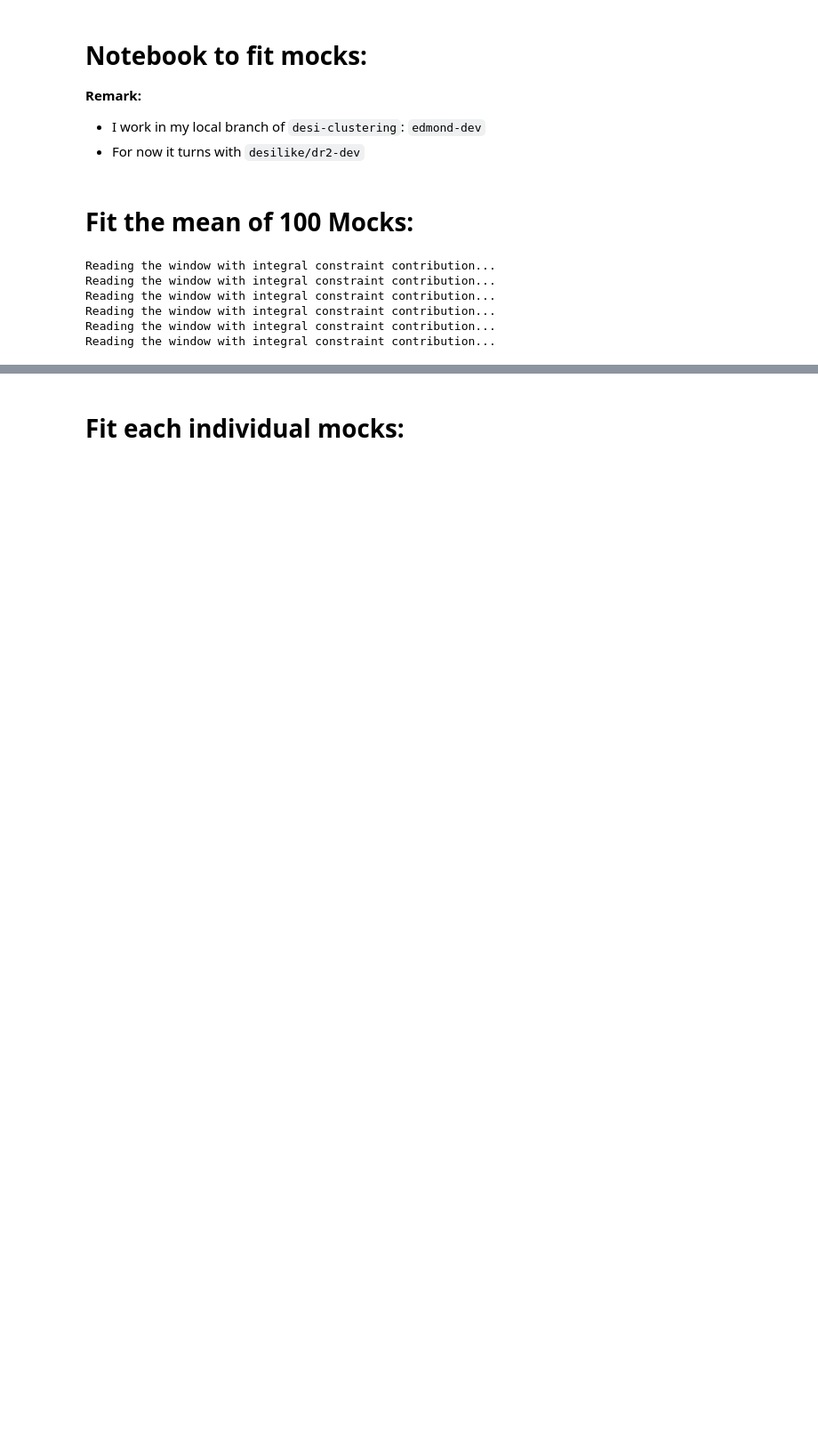
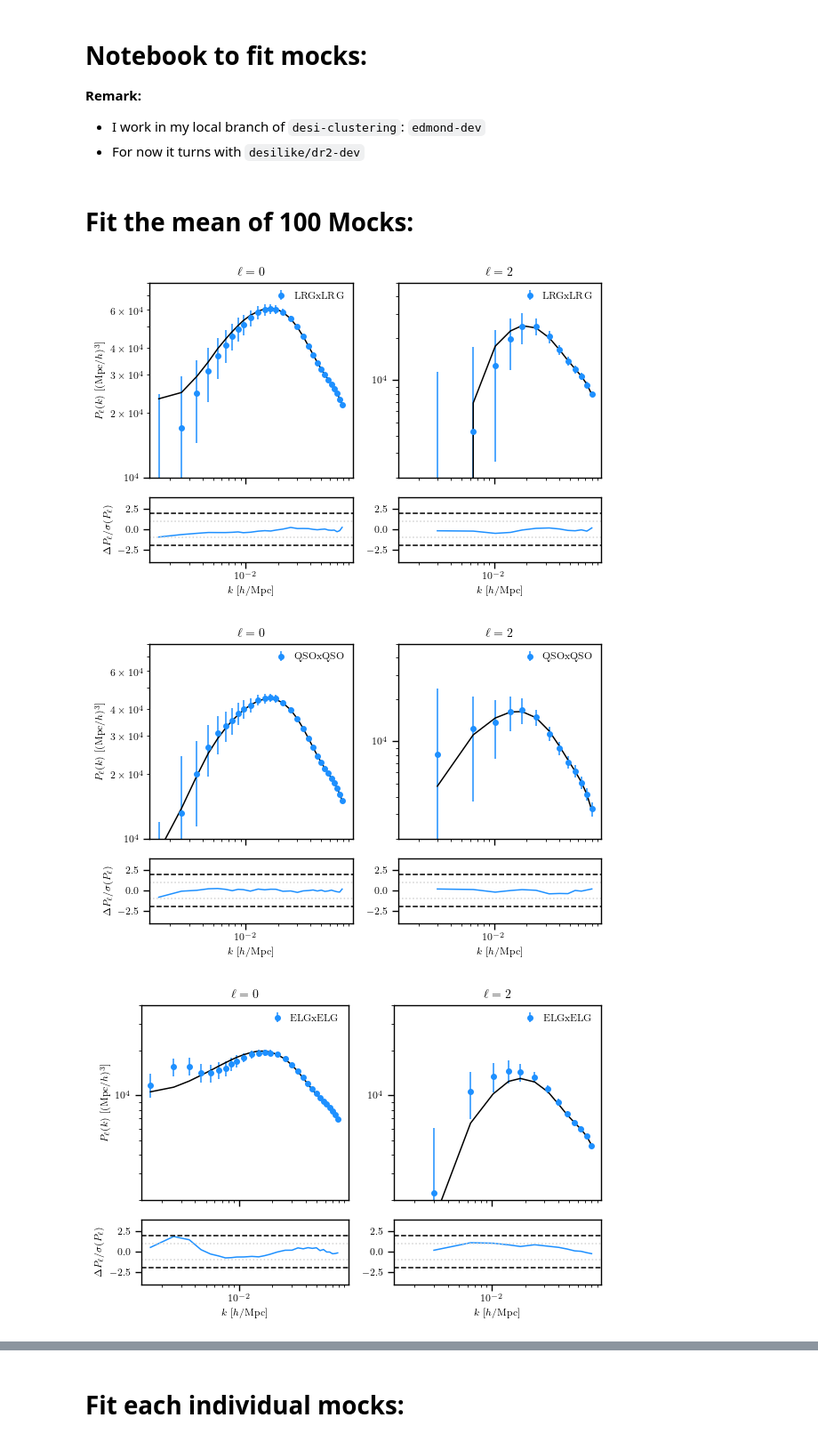
Before and after one commit to AlbertoRosado1/cai-dr2-clustering-products, a Jupyter notebook: local_png/fit_fnl_mocks.ipynb, the cells around one changed output, grey strips where cells are left out. Shown at 89% size. Drawn from its saved outputs; the diff is of its cells as text; code cells hidden in the pictures; blank space fills up the shorter version.

```diff
--- a/local_png/fit_fnl_mocks.ipynb
+++ b/local_png/fit_fnl_mocks.ipynb
@@ -45,12 +45,10 @@ def plot_corr(cov, fn=None):
     plt.show()
 
 
-def propose_fiducial():
+def propose_fiducial(kmin=1e-3):
     """
     """
     propose_fiducial = {}
-
-    kmin = 3e-3
 
     propose_fiducial['LRG'] = {'weight_type': 'default-fkp-oqe', 'zrange': (0.4, 1.1), 'region': 'GCcomb',
                                'use_ell2': True, 'kmin': kmin, 'kmax': 0.08, 'kmin_ell2': kmin, 'kmax_ell2': 0.08}
@@ -72,7 +70,7 @@ def propose_fiducial():
     return propose_fiducial
 
 
-def load_data(data_dir, mocks_dir, tracers_to_read, fiducial=propose_fiducial(), add_ic=True, nmocks_mean=100):
+def load_data(data_dir, mocks_dir, tracers_to_read, fiducial=propose_fiducial(), add_ic=True, aladr1=True, nmocks_mean=None):
     """
     """
     from clustering_statistics.tools import get_stats_fn
@@ -87,16 +85,16 @@ def load_data(data_dir, mocks_dir, tracers_to_read, fiducial=propose_fiducial(),
 
         weight_type_mocks = 'default-fkp-oqe' if add_ic else 'default-noimsys-fkp-oqe_reshuffle'
 
-        pk, window, cov, mocks = read_data(data_dir=data_dir, mocks_dir=mocks_dir, tracer=tracer,
-                                           add_ic=add_ic, aladr1=True, weight_type_mocks=weight_type_mocks, **fiducial[short_tracer])
-        pk, window, cov, mocks = rebin_data(pk, window, cov, mocks, tracer=tracer, **fiducial[short_tracer])
+        pk, window, cov, mock = read_data(data_dir=data_dir, mocks_dir=mocks_dir, tracer=tracer,
+                                           add_ic=add_ic, aladr1=aladr1, weight_type_mocks=weight_type_mocks, **fiducial[short_tracer])
+        pk, window, cov, mock = rebin_data(pk, window, cov, mock, tracer=tracer, **fiducial[short_tracer])
         try:
             logger.info(f'After rebinning and k range selection: {pk.get(0).k.shape[0]} and {pk.get(2).k.shape[0]} data points.')
         except KeyError:
             logger.info(f'After rebinning and k range selection: {pk.get(0).k.shape[0]} data points.')
 
         if 'x' not in short_tracer: short_tracer = 'x'.join(2*[short_tracer])
-        pks[short_tracer], windows[short_tracer], covs[short_tracer], mocks[short_tracer] = pk, window, cov, mocks
+        pks[short_tracer], windows[short_tracer], covs[short_tracer], mocks[short_tracer] = pk, window, cov, mock
 
         if nmocks_mean is not None:
             # Keep only mocks that are not used in the mean, to have independent mocks for covariance validation and likelihood profiling.
@@ -125,50 +123,51 @@ data_dir = '/Users/edmond/Work/data/desi/dr2/summary_statistics/local_png/base/d
 # Where the mocks are:
 mocks_dir = '/Users/edmond/Work/data/desi/dr2/summary_statistics/local_png/base/'
 
-fiducial = propose_fiducial()
-tracers_to_read = ['LRG', 'ELGnotqso', 'QSO', 'LRGxQSO', 'LRGxELGnotqso', 'ELGnotqsoxQSO']
+fiducial = propose_fiducial(kmin=1e-3)
+tracers_to_read = ['LRG', 'QSO', 'ELGnotqso', 'LRGxQSO', 'LRGxELGnotqso', 'ELGnotqsoxQSO'][:3]
 nmocks_mean = 100
 
-pks, windows, covs, zeffs, mocks, mean_mocks = load_data(data_dir, mocks_dir, tracers_to_read, fiducial, add_ic=True, nmocks_mean=nmocks_mean)
+pks, windows, covs, zeffs, mocks, mean_mocks = load_data(data_dir, mocks_dir, tracers_to_read, fiducial, add_ic=True, aladr1=False, nmocks_mean=nmocks_mean)
+
+_, windows_aladr1, _, _, _, = load_data(data_dir, mocks_dir, tracers_to_read, fiducial, add_ic=True, aladr1=True)
-# %% [output]
-Reading the window with integral constraint contribution...
-Reading the window with integral constraint contribution...
-Reading the window with integral constraint contribution...
-Reading the window with integral constraint contribution...
-Reading the window with integral constraint contribution...
-Reading the window with integral constraint contribution...
 # %%
-tracers = ['LRGxLRG', 'ELGxELG', 'QSOxQSO', 'LRGxELG', 'LRGxQSO', 'ELGxQSO']
+tracers = ['LRGxLRG', 'QSOxQSO', 'ELGxELG', 'LRGxELG', 'LRGxQSO', 'ELGxQSO'][:3]
 
 # just to have a coherent value of b1 in the cross correlation.
 kwargs = {'LRG_LRGxQSO_ell0.b1': 2.15, 'LRG_LRGxELG_ell0.b1': 2.15,  'ELG_ELGxQSO_ell0.b1': 1.2, 'scale_covariance': 1}
 
 observables, likelihoods, profilers = {}, {}, {}
 
 for analytical_covariance in [False, True]:
     for tracer in tracers:
         covariance = covs[tracer] if analytical_covariance else mocks[tracer]
         tracer_to_save = tracer + ('' if analytical_covariance else '_mock_cov')
         observables[tracer], likelihoods[tracer_to_save] = get_observable_and_likelihood(mean_mocks[tracer], windows[tracer], covariance, tracer, zeffs,
                                                                                 engine='camb', fix_fnl=False, nickname=tracer, **kwargs)
 
-        fn_profile = (stats_dir + project).replace('summary_statistics', 'profiles') + f"mean/bestfit_{tracer}_mean-{nmocks_mean}{'_analytical_cov' if analytical_covariance else '_mock_cov'}_fiducial.npy"
+        fn_profile = mocks_dir.replace('summary_statistics', 'profiles') + f"holi-v3-altmtl/mean/bestfit_{tracer}_mean-{nmocks_mean}{'_analytical_cov' if analytical_covariance else '_mock_cov'}_fiducial.npy"
         profilers[tracer_to_save] = run_profiler(likelihoods[tracer_to_save]) # DO not do what I WANT FOR NOW, fn_output=fn_profile)
 
 for tracer in tracers:
     ylims = [(2e3, 4e4), (2e3, 4e4)] if tracer in ['ELGxELG', 'ELGxQSO'] else None
     plot_observables({tracer: observables[tracer]}, ylims=ylims)
 
 orders = [['LRGxLRG', 'QSOxQSO', 'LRGxQSO'], ['LRGxLRG', 'ELGxELG', 'LRGxELG'], ['ELGxELG', 'QSOxQSO', 'ELGxQSO']]
 orders += [['LRGxLRG', 'ELGxELG','QSOxQSO', 'LRGxQSO', 'LRGxELG', 'ELGxQSO']]
 
+orders = []
+
 for analytical_covariance in [False, True]:
     for order in orders:
         tracer_to_save = '-'.join(order) + ('' if analytical_covariance else '_mock_cov')
         likelihoods[tracer_to_save] = build_total_likelihood(order, mean_mocks, observables, covs if analytical_covariance else mocks, zeffs, fiducial)
 
-        fn_profile = (stats_dir + project).replace('summary_statistics', 'profiles') + f"mean/bestfit_{'-'.join(order)}_mean-{nmocks_mean}{'_analytical_cov' if analytical_covariance else '_mock_cov'}_fiducial.npy"
+        fn_profile = mocks_dir.replace('summary_statistics', 'profiles') + f"holi-v3-altmtl/mean/bestfit_{'-'.join(order)}_mean-{nmocks_mean}{'_analytical_cov' if analytical_covariance else '_mock_cov'}_fiducial.npy"
         profilers[tracer_to_save] = run_profiler(likelihoods[tracer_to_save]) # DO not do what I WANT FOR NOW, fn_output=fn_profile)
+# %% [output]
+[figure, added]
+[figure, added]
+[figure, added]
 # %%
 from tabulate import tabulate
 
```
Also changed, not shown: parts of 13 cells of this notebook, 3 other files.
